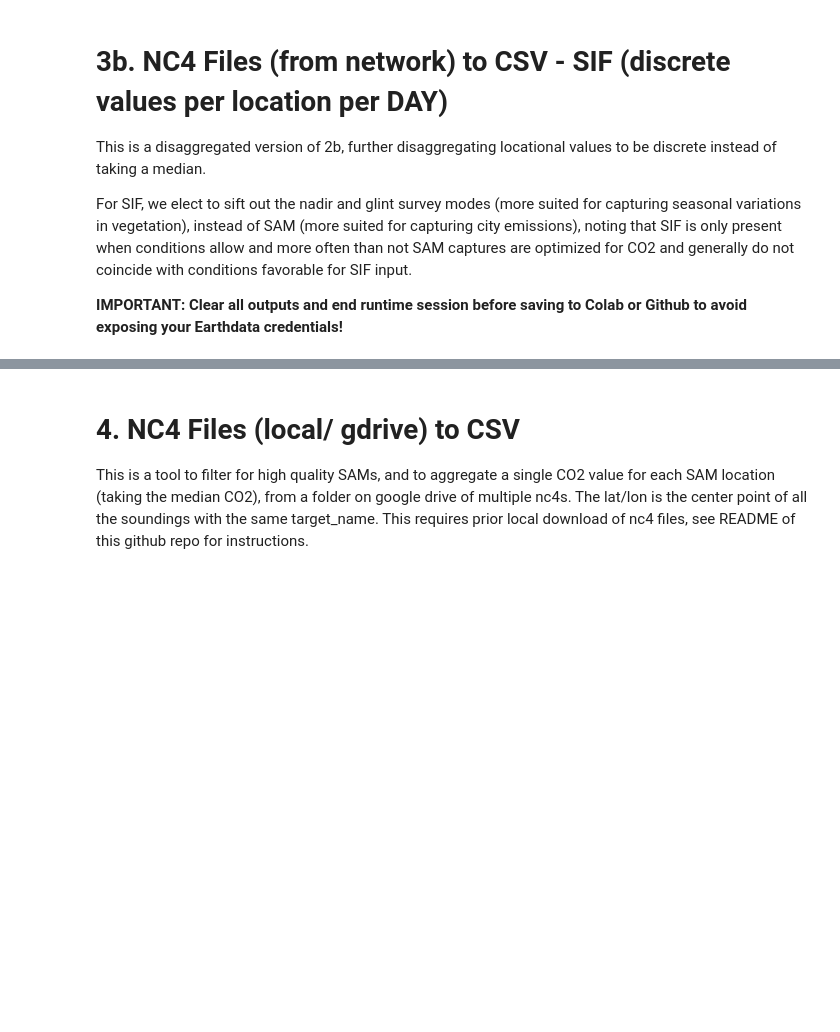
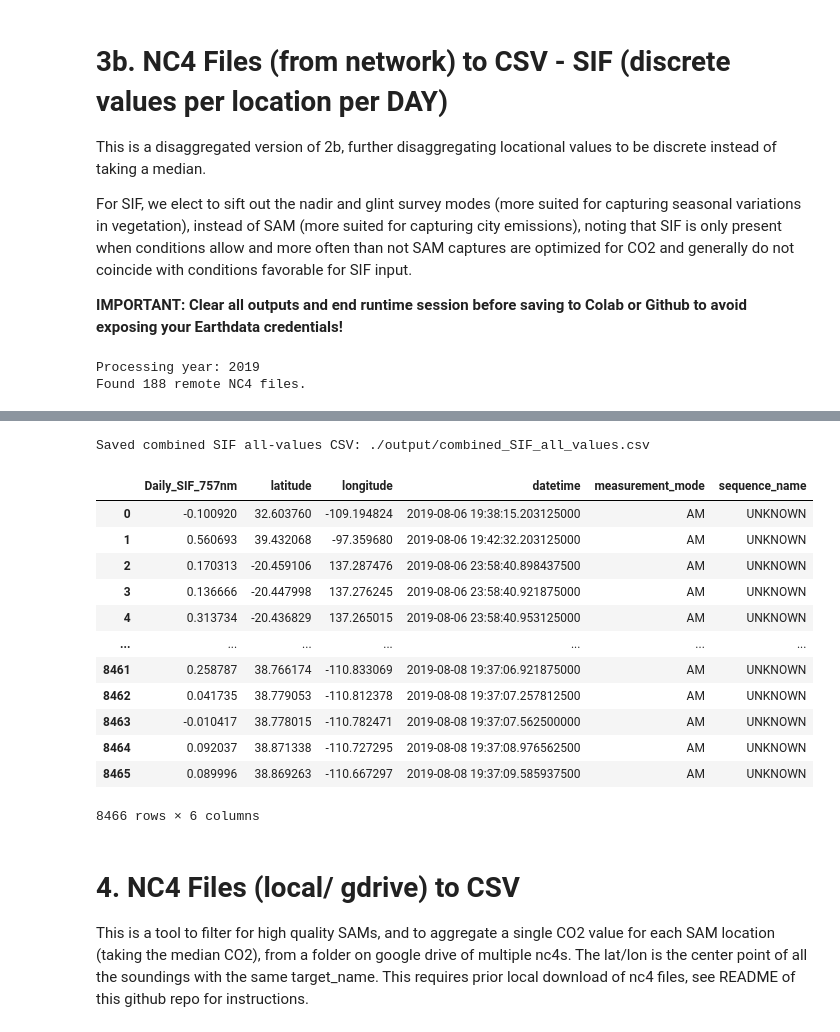
Before and after one commit to heytian/d2d-oco3-tools, a Jupyter notebook: nc4_plot.ipynb, the cells around one changed output, grey strips where cells are left out. Cells and saved outputs as stored; diff of their text form; code cells hidden in the pictures; blank space fills up the shorter version.

```diff
--- a/nc4_plot.ipynb
+++ b/nc4_plot.ipynb
@@ -1062,9 +1062,12 @@ import h5py
 import numpy as np
 import pandas as pd
 import requests
+import warnings
 from tqdm import tqdm
 from getpass import getpass
 from urllib.parse import urljoin
+
+warnings.filterwarnings("ignore", category=UserWarning)
 
 # CONFIG
 BASE_URL = "https://oco2.gesdisc.eosdis.nasa.gov/data/OCO3_DATA/"
@@ -1105,7 +1108,7 @@ def safe_open_h5(bio):
         raise OSError("Not a valid HDF5 file")
     return h5py.File(bio, 'r')
 
-# READ + FILTER SINGLE FILE
+# --- READ + FILTER SINGLE FILE, SAM only ---
 def read_filter_remote_file(filename, product_dir, retries=3):
     mapping = {0: b'ND', 1: b'GL', 2: b'TG', 3: b'XS', 4: b'AM'}
     for attempt in range(retries):
@@ -1117,31 +1120,37 @@ def read_filter_remote_file(filename, product_dir, retries=3):
                 bio = io.BytesIO(r.content)
 
             with safe_open_h5(bio) as f:
-                # Read SIF
                 sif = f['Daily_SIF_757nm'][:]
                 op_mode_arr = np.atleast_1d(f['Metadata/MeasurementMode'][:])
                 qflag = f['SimplyGoodOrBadQualityFlag'][:]
                 lat = f['Geolocation/latitude'][:]
                 lon = f['Geolocation/longitude'][:]
                 tai93 = f['Geolocation/time_tai93'][:]
+                seq_idx = f['Sequences/SequencesIndex'][:]
+                seq_names_all = f['Sequences/SequencesName'][:]
 
-                # Decode operation mode
                 op_decoded = np.array([mapping.get(int(v), b'UN') for v in op_mode_arr])
 
-                # Keep only ND or GL
-                mask_mode = np.isin(op_decoded, [b'ND', b'GL'])
-                mask_quality = (qflag == 0)
-                mask = mask_mode & mask_quality
-
+                # Filter for AM and good quality
+                mask = (op_decoded == b'AM') & (qflag == 0)
                 if not np.any(mask):
                     return None
 
+                # Apply mask
                 sif = sif[mask]
                 op_decoded = op_decoded[mask]
                 lat = lat[mask]
                 lon = lon[mask]
                 tai93 = tai93[mask]
+                seq_idx = seq_idx[mask]
 
+                # Map sequence index to sequence names
+                sequence_names = [
+                    seq_names_all[i].decode('utf-8') if 0 <= i < len(seq_names_all) else 'UNKNOWN'
+                    for i in seq_idx
+                ]
+
+                # Convert time
                 epoch = pd.Timestamp("1993-01-01T00:00:00Z")
                 datetime = epoch + pd.to_timedelta(tai93.astype(float), unit="s")
 
@@ -1151,10 +1160,10 @@ def read_filter_remote_file(filename, product_dir, retries=3):
                     'longitude': lon,
                     'datetime': pd.to_datetime(datetime).tz_localize(None),
                     'measurement_mode': [v.decode('utf-8') for v in op_decoded],
-                    'source_file': filename
+                    'sequence_name': sequence_names
                 })
 
-                print(f"{filename}: kept {len(df)} ND/GL SIF soundings")
+                print(f"{filename}: kept {len(df)} AM/SAM SIF soundings")
                 return df
 
         except (requests.HTTPError, OSError, KeyError) as e:
@@ -1163,6 +1172,7 @@ def read_filter_remote_file(filename, product_dir, retries=3):
             continue
 
     return None
+
 
 # COMBINE MULTI-YEAR FILES
 def combine_remote_files_years(years, n_files=None, max_workers=2, output_csv="combined_SIF_all_values.csv"):
@@ -1195,3 +1205,6 @@ def combine_remote_files_years(years, n_files=None, max_workers=2, output_csv="c
 # Example usage
 years = [2019]
 combine_remote_files_years(years, n_files=10, max_workers=2)
+# %% [output]
+Processing year: 2019
+Found 188 remote NC4 files.
@@ -1198,3 +1229,17 @@ combine_remote_files_years(years, n_files=10, max_workers=2)
+Saved combined SIF all-values CSV: ./output/combined_SIF_all_values.csv
+|  | Daily_SIF_757nm | latitude | longitude | datetime | measurement_mode | sequence_name |
+| 0 | -0.100920 | 32.603760 | -109.194824 | 2019-08-06 19:38:15.203125000 | AM | UNKNOWN |
+| 1 | 0.560693 | 39.432068 | -97.359680 | 2019-08-06 19:42:32.203125000 | AM | UNKNOWN |
+| 2 | 0.170313 | -20.459106 | 137.287476 | 2019-08-06 23:58:40.898437500 | AM | UNKNOWN |
+| 3 | 0.136666 | -20.447998 | 137.276245 | 2019-08-06 23:58:40.921875000 | AM | UNKNOWN |
+| 4 | 0.313734 | -20.436829 | 137.265015 | 2019-08-06 23:58:40.953125000 | AM | UNKNOWN |
+| ... | ... | ... | ... | ... | ... | ... |
+| 8461 | 0.258787 | 38.766174 | -110.833069 | 2019-08-08 19:37:06.921875000 | AM | UNKNOWN |
+| 8462 | 0.041735 | 38.779053 | -110.812378 | 2019-08-08 19:37:07.257812500 | AM | UNKNOWN |
+| 8463 | -0.010417 | 38.778015 | -110.782471 | 2019-08-08 19:37:07.562500000 | AM | UNKNOWN |
+| 8464 | 0.092037 | 38.871338 | -110.727295 | 2019-08-08 19:37:08.976562500 | AM | UNKNOWN |
+| 8465 | 0.089996 | 38.869263 | -110.667297 | 2019-08-08 19:37:09.585937500 | AM | UNKNOWN |
+8466 rows × 6 columns
 # %% [markdown]
 # **4. NC4 Files (local/ gdrive) to CSV**
 
```
Also changed, not shown: parts of 1 cell of this notebook.
